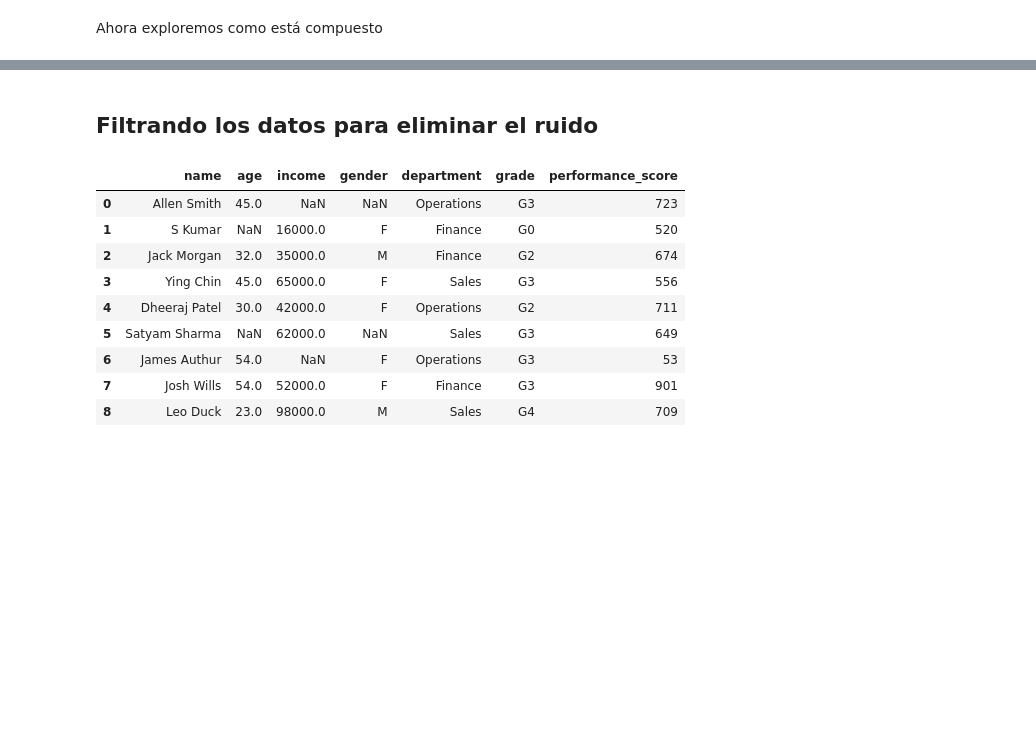
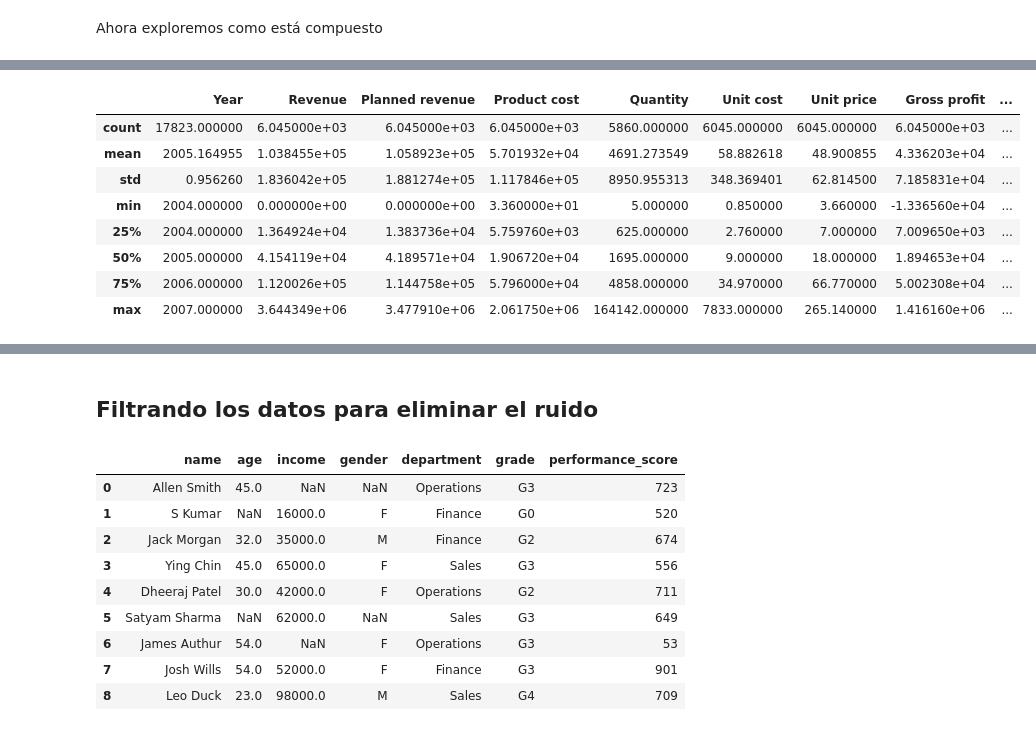
Before and after one commit to Angepira/AngePira.github.io, a Jupyter notebook: Clase_20_y_21_Limpieza_y_transformación_de_datos.ipynb, the cells around one changed output, grey strips where cells are left out. Saved outputs shown, nothing was run; the diff lists cells and outputs as text; code cells hidden in the pictures; blank space fills up the shorter version.

```diff
--- a/Clase_20_y_21_Limpieza_y_transformación_de_datos.ipynb
+++ b/Clase_20_y_21_Limpieza_y_transformación_de_datos.ipynb
@@ -72,4 +143,15 @@ Ahora exploremos como está compuesto
 # %%
 #Cómo vemos la información estadística de las variables númericas
+df_sales.describe()
+# %% [output]
+|  | Year | Revenue | Planned revenue | Product cost | Quantity | Unit cost | Unit price | Gross profit | ... |
+| count | 17823.000000 | 6.045000e+03 | 6.045000e+03 | 6.045000e+03 | 5860.000000 | 6045.000000 | 6045.000000 | 6.045000e+03 | ... |
+| mean | 2005.164955 | 1.038455e+05 | 1.058923e+05 | 5.701932e+04 | 4691.273549 | 58.882618 | 48.900855 | 4.336203e+04 | ... |
+| std | 0.956260 | 1.836042e+05 | 1.881274e+05 | 1.117846e+05 | 8950.955313 | 348.369401 | 62.814500 | 7.185831e+04 | ... |
+| min | 2004.000000 | 0.000000e+00 | 0.000000e+00 | 3.360000e+01 | 5.000000 | 0.850000 | 3.660000 | -1.336560e+04 | ... |
+| 25% | 2004.000000 | 1.364924e+04 | 1.383736e+04 | 5.759760e+03 | 625.000000 | 2.760000 | 7.000000 | 7.009650e+03 | ... |
+| 50% | 2005.000000 | 4.154119e+04 | 4.189571e+04 | 1.906720e+04 | 1695.000000 | 9.000000 | 18.000000 | 1.894653e+04 | ... |
+| 75% | 2006.000000 | 1.120026e+05 | 1.144758e+05 | 5.796000e+04 | 4858.000000 | 34.970000 | 66.770000 | 5.002308e+04 | ... |
+| max | 2007.000000 | 3.644349e+06 | 3.477910e+06 | 2.061750e+06 | 164142.000000 | 7833.000000 | 265.140000 | 1.416160e+06 | ... |
 # %%
 #Cómo vemos la información estadística de las variables categóricas
```
Also changed, not shown: parts of 42 cells of this notebook.
